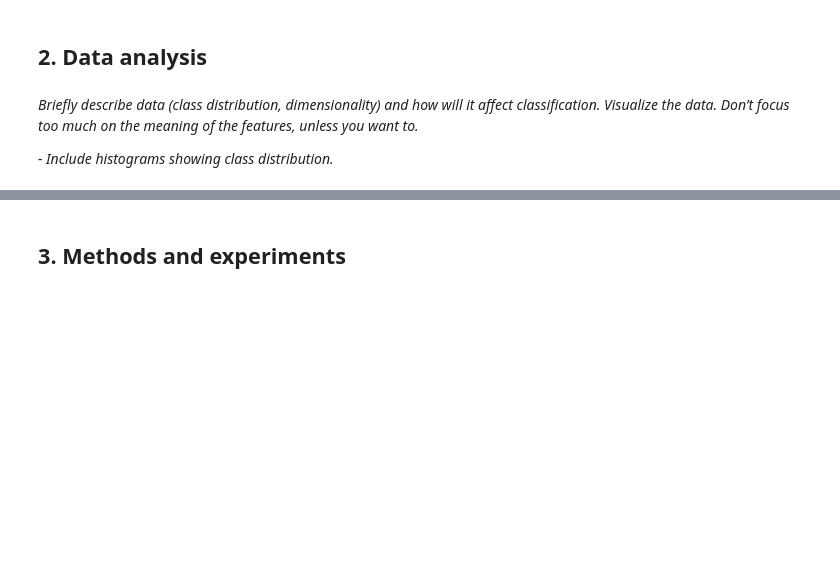
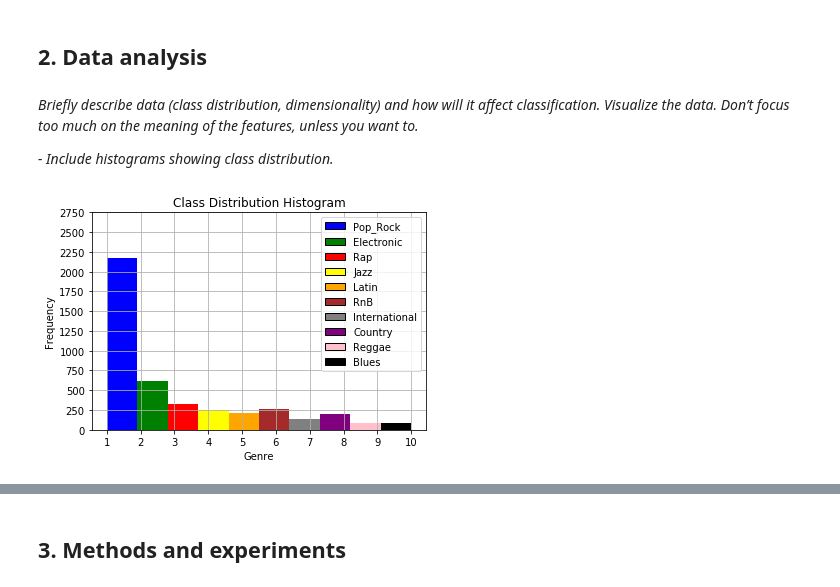
Before and after one commit to abdullahkhan93/MLBP-2018, a Jupyter notebook: Project Report.ipynb, the cells around one changed output, grey strips where cells are left out. Cells and saved outputs as stored; diff of their text form; code cells hidden in the pictures; blank space fills up the shorter version.

```diff
--- a/Project Report.ipynb
+++ b/Project Report.ipynb
@@ -45,2 +63,40 @@ unless you want to.*
+# %%
+'''
+Data Import from Files
+'''
+
+# Reading Data into Numpy Arrays
+XTrainData = pd.read_csv("train_data.csv", header = None).values
+YTrainData = pd.read_csv("train_labels.csv", header = None).values
+XTestData = pd.read_csv("test_data.csv", header = None).values
+
+# Storing Numpy Arrays into DataFrames for better visualization
+FeatureTrainData = pd.DataFrame(XTrainData)
+LabelTrainData = pd.DataFrame(YTrainData)
+FeatureTestData = pd.DataFrame(XTestData)
+
+#FeatureTrainData.head()
+#FeatureTestData.head()
+#LabelTrainData.head()
+
+# Class Distribution Histogram
+fig, ax = plt.subplots()
+N, bins, patches = ax.hist(YTrainData, linewidth = 2)
+plt.title("Class Distribution Histogram")
+plt.xlabel("Genre")
+plt.ylabel("Frequency")
+plt.grid(True)
+plt.xticks(np.arange(1, 11, step = 1))
+plt.yticks(np.arange(0, 3000, step = 250))
+colors = ['blue', 'green', 'red', 'yellow', 'orange', 'brown', 'gray', 'purple', 'pink', 'black']
+for i in range(0, 10):
+    patches[i].set_facecolor(colors[i])
+# Histogram Legend
+handles = [Rectangle((0, 0), 1, 1, color = c, ec = "k") for c in colors]
+labels = ["Pop_Rock", "Electronic", "Rap", "Jazz", "Latin", "RnB", "International", "Country", "Reggae", "Blues"]
+plt.legend(handles, labels)
+plt.show()
+# %% [output]
+[figure, added]
 # %%
 '''
```
Also changed, not shown: parts of 11 cells of this notebook.
